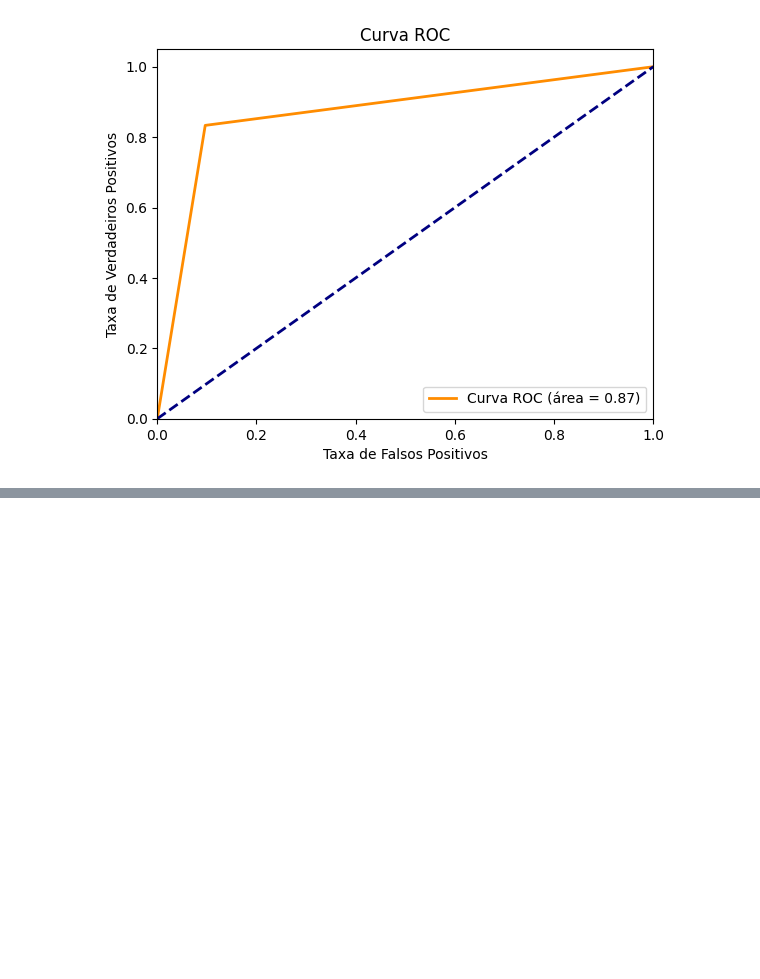
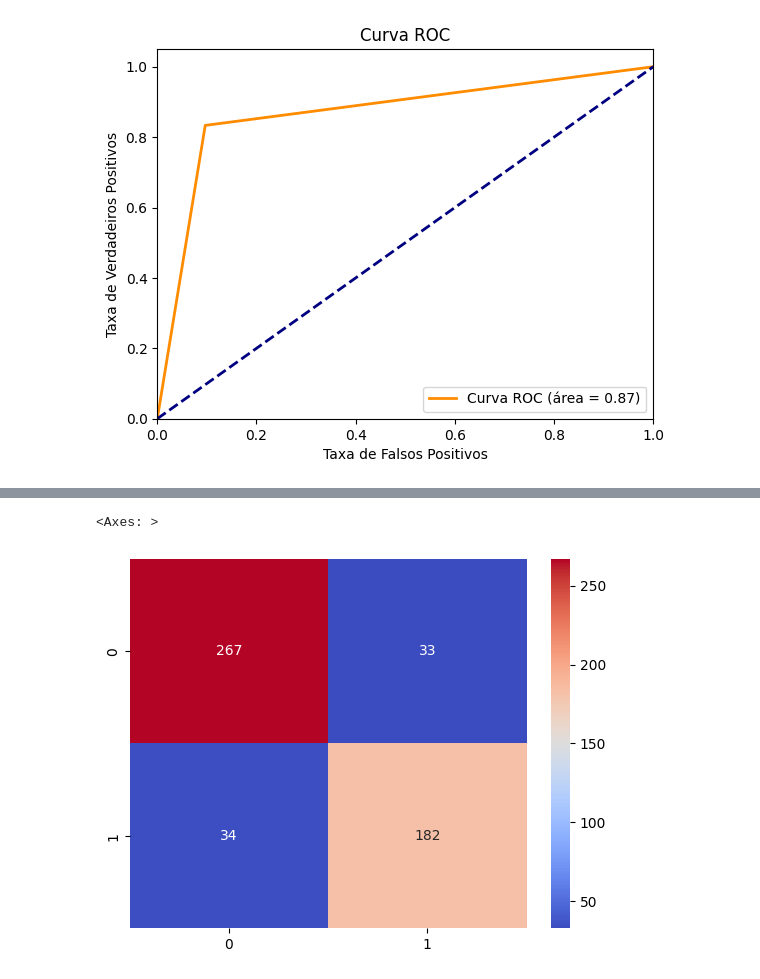
Before and after one commit to lucianeberger/Trilha-de-Machine-Learning---Alura, a Jupyter notebook: Selecao de Features/Desafio.ipynb, the cells around one changed output, grey strips where cells are left out. Drawn from its saved outputs; the diff is of its cells as text; code cells hidden in the pictures; blank space fills up the shorter version.

```diff
--- a/Selecao de Features/Desafio.ipynb
+++ b/Selecao de Features/Desafio.ipynb
@@ -216,0 +232,15 @@ plt.show()
+# %%
+cv = StratifiedKFold(5,shuffle=True,random_state=500)
+rfecv = RFECV(
+    estimator=modelo,
+    step=1,
+    cv=cv,
+    scoring='roc_auc', #roc_auc
+    min_features_to_select=1,
+    importance_getter='auto'
+)
+# %%
+rfecv.fit(X_treino,y_treino)
+print(f'O número ideal de features é: {rfecv.n_features_}')
+print(f'Ranking das features: {rfecv.ranking_}')
+print(f'Score: {rfecv.cv_results_}')
@@ -216,0 +265,9 @@ plt.show()
+# %%
+y_pred = rfecv.predict(X_teste)
+# %%
+matriz_confusao = confusion_matrix(y_teste,y_pred)
+# %%
+sns.heatmap(matriz_confusao, annot=True, cmap='coolwarm',fmt='d')
+# %% [output]
+<Axes: >
+[figure, added]
```
Also changed, not shown: parts of 5 cells of this notebook.
